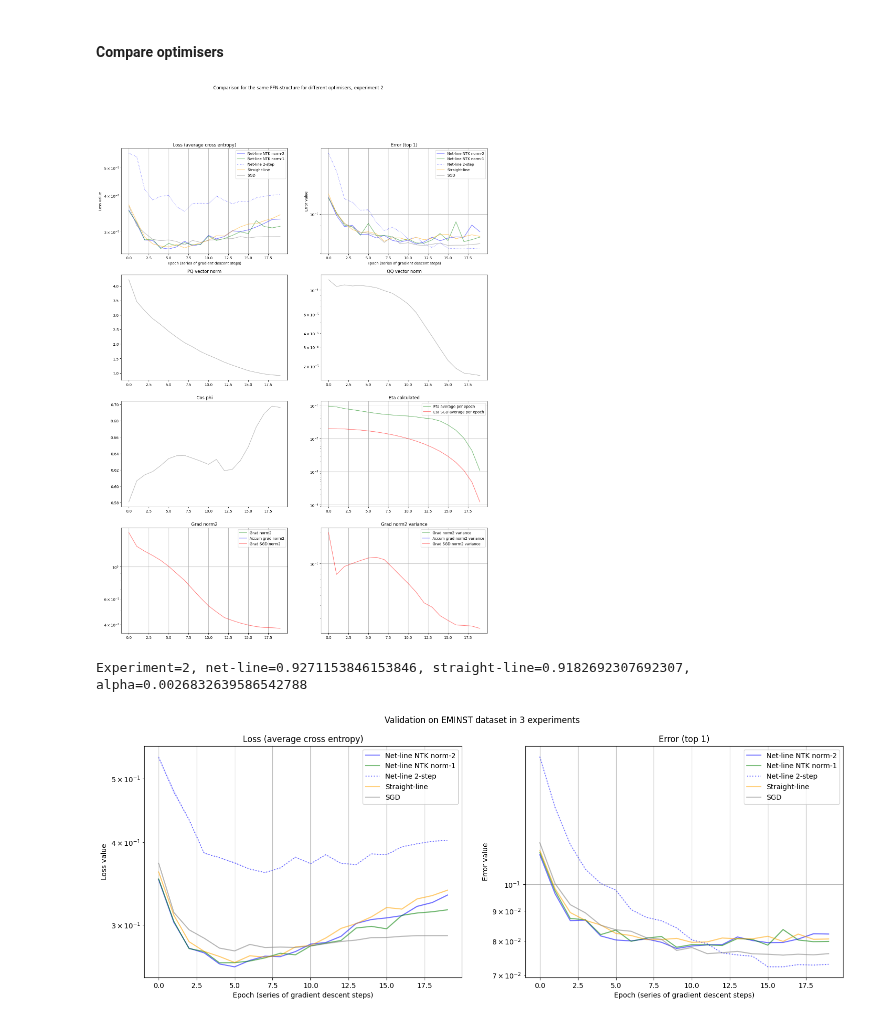
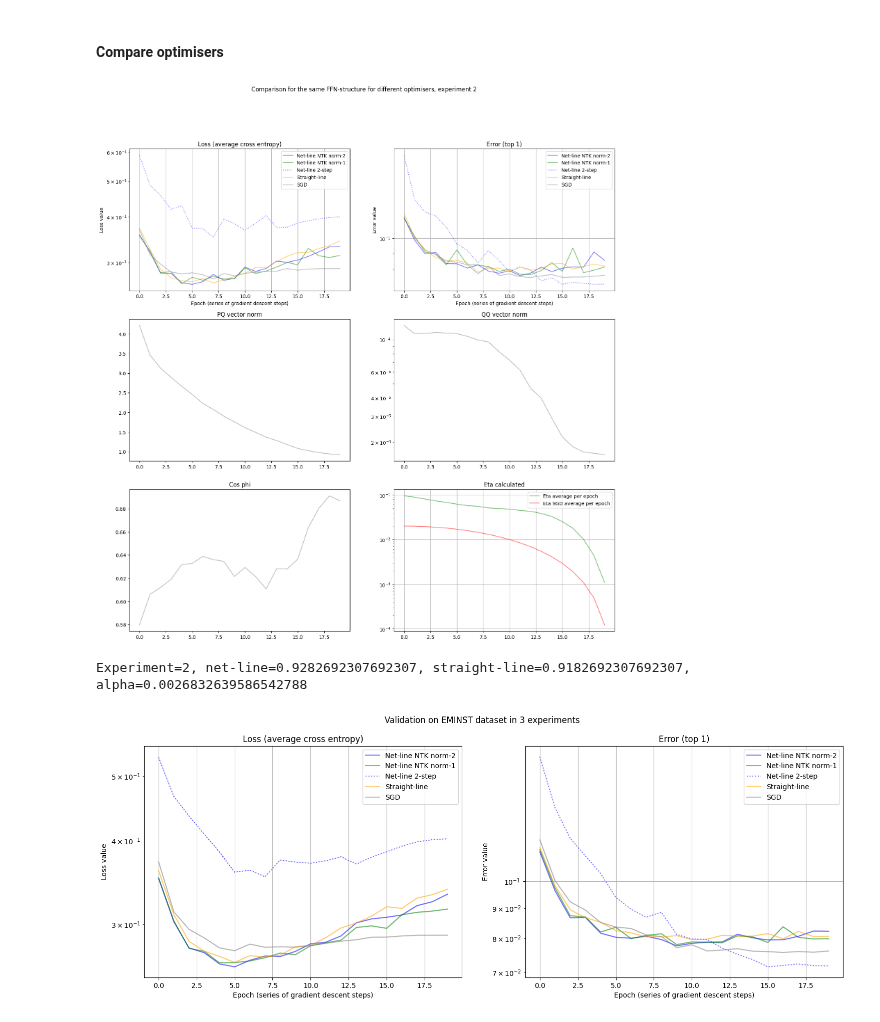
Before and after one commit to vkmbox/adaptive_stepsize, a Jupyter notebook: comparison_eminst_ffn.ipynb, the cells around one changed output. Cells and saved outputs as stored; diff of their text form; code cells hidden in the pictures.

```diff
--- a/comparison_eminst_ffn.ipynb
+++ b/comparison_eminst_ffn.ipynb
@@ -41,6 +41,8 @@ slope_plus, slope_minus=1.0, 0.1
 EXPERIMENTS = 3
 EPOCHS_PER_EXPERIMENT = 20
 DATASET_PATH = "./datasets"
+
+CALC_GRAD_NORM = False
 # %% [markdown]
 #### Manual seed
 # %%
@@ -112,7 +114,7 @@ def experiment_comparison(data, var, low, high, title="Comparison"):
     MEAN_NETNTK1 = data[low:high,4]
 
     display.clear_output()
-    fig, axes = plt.subplots(4, 2, figsize=(18, 24))
+    fig, axes = plt.subplots(4, 2, figsize=(18, 24)) if CALC_GRAD_NORM else plt.subplots(3, 2, figsize=(18, 18))
     #fig, axes = plt.subplots(1, 2, figsize=(18, 6))
     axes[0,0].set_title('Loss (average cross entropy)')
     axes[0,0].plot(MEAN_NETNTK2[:,1], color='b',alpha=.5, label='Net-line NTK norm-2')
@@ -153,21 +155,22 @@ def experiment_comparison(data, var, low, high, title="Comparison"):
     axes[2,1].grid()
     axes[2,1].legend()
 
-    axes[3,0].set_title('Grad norm2')
-    axes[3,0].set_yscale("log")
-    axes[3,0].plot(MEAN_NETSTEP[:,11], color='green',alpha=.5, label='Grad norm2')
-    axes[3,0].plot(MEAN_NETSTEP[:,13], color='blue',alpha=.5, label='Accum grad norm2')
-    axes[3,0].plot(MEAN_SGD[:,11], color='red',alpha=.5, label='Grad SGD norm2')
-    axes[3,0].grid()
-    axes[3,0].legend()
+    if CALC_GRAD_NORM:
+        axes[3,0].set_title('Grad norm2')
+        axes[3,0].set_yscale("log")
+        axes[3,0].plot(MEAN_NETSTEP[:,11], color='green',alpha=.5, label='Grad norm2')
+        axes[3,0].plot(MEAN_NETSTEP[:,13], color='blue',alpha=.5, label='Accum grad norm2')
+        axes[3,0].plot(MEAN_SGD[:,11], color='red',alpha=.5, label='Grad SGD norm2')
+        axes[3,0].grid()
+        axes[3,0].legend()
 
-    axes[3,1].set_title('Grad norm2 variance')
-    axes[3,1].set_yscale("log")
-    axes[3,1].plot(MEAN_NETSTEP[:,12], color='green',alpha=.5, label='Grad norm2 variance')
-    axes[3,1].plot(MEAN_NETSTEP[:,14], color='blue',alpha=.5, label='Accum grad norm2 variance')
-    axes[3,1].plot(MEAN_SGD[:,12], color='red',alpha=.5, label='Grad SGD norm2 variance')
-    axes[3,1].grid()
-    axes[3,1].legend()
+        axes[3,1].set_title('Grad norm2 variance')
+        axes[3,1].set_yscale("log")
+        axes[3,1].plot(MEAN_NETSTEP[:,12], color='green',alpha=.5, label='Grad norm2 variance')
+        axes[3,1].plot(MEAN_NETSTEP[:,14], color='blue',alpha=.5, label='Accum grad norm2 variance')
+        axes[3,1].plot(MEAN_SGD[:,12], color='red',alpha=.5, label='Grad SGD norm2 variance')
+        axes[3,1].grid()
+        axes[3,1].legend()
 
     dummy=fig.suptitle(title)
     plt.show()
@@ -319,11 +322,12 @@ for experiment in range(EXPERIMENTS):
     #Net-line step
     snl_momentum = 0.9
     snl_eta1 = 0.00001
+    snl_foreach = False
 
     snl_net = copy.deepcopy(net_straightline)
     snl_net.set_slopes(slope_plus, slope_minus)
-    snl_opt = optim.SGD(snl_net.parameters(), lr=snl_eta1, momentum=snl_momentum, nesterov=False)
-    snl_sch = NetLineStepLR(snl_net, snl_opt, meta)
+    snl_opt = optim.SGD(snl_net.parameters(), lr=snl_eta1, momentum=snl_momentum, foreach=snl_foreach)
+    snl_sch = NetLineStepLR(snl_net, snl_opt, meta, foreach=snl_foreach)
     snl_sch.do_shorten_lr_for_momentum = True
     snl_sch.do_calc_grad_norm2 = False
 
@@ -359,8 +363,9 @@ for experiment in range(EXPERIMENTS):
             opt_sgd.step()
             # --calculate the gradient--
             sga_grad = 0.
-            for p in net_sgd.parameters():
-                sga_grad += ((p.grad)**2).sum().item()
+            if CALC_GRAD_NORM:
+                for param in net_sgd.parameters():
+                    sga_grad += ((param.grad)**2).sum().item()
             mt_grad_sga.update(math.sqrt(sga_grad))
             mt_grad_sga_sq.update(sga_grad)
 
@@ -408,35 +413,35 @@ for experiment in range(EXPERIMENTS):
         experimental_results[experiment, epoch, 0, 0] = acc0
         experimental_results[experiment, epoch, 0, 1] = loss0
 
         acc1, loss1 = test_loop(net_sgd)
         experimental_results[experiment, epoch, 1, 0] = acc1
         experimental_results[experiment, epoch, 1, 1] = loss1
         experimental_results[experiment, epoch, 1, 6] = schd_sgd.get_last_lr()[0]
         experimental_results[experiment, epoch, 1, 11] = mt_grad_sga.avg
         experimental_results[experiment, epoch, 1, 12] = mt_grad_sga_sq.avg - (mt_grad_sga.avg)**2
 
         acc2, loss2 = test_loop(net_linentk2)
         experimental_results[experiment, epoch, 2, 0] = acc2
         experimental_results[experiment, epoch, 2, 1] = loss2
 
         acc3, loss3 = test_loop(snl_net)
         experimental_results[experiment, epoch, 3, 0] = acc3
         experimental_results[experiment, epoch, 3, 1] = loss3
 
         acc4, loss4 = test_loop(net_linentk1)
         experimental_results[experiment, epoch, 4, 0] = acc4
         experimental_results[experiment, epoch, 4, 1] = loss4
 
         schd_sgd.step()
 
         title="Comparison for the same FFN-structure for different optimisers, experiment {}".format(experiment)
         experiment_comparison(experimental_results[experiment, 0:epoch+1], None, 0, 100, title=title)
 
         print("Experiment={}, net-line={}, straight-line={}, alpha={}"\
             .format(experiment, acc3, acc0, mt_alpha.avg))
 # %% [output]
-[figure, old version]
+[figure, new version]
-Experiment=2, net-line=0.9271153846153846, straight-line=0.9182692307692307, alpha=0.0026832639586542788
+Experiment=2, net-line=0.9282692307692307, straight-line=0.9182692307692307, alpha=0.0026832639586542788
 # %%
 experimental_mean = np.mean(experimental_results, axis=0)
 experimental_var = np.var(experimental_results, axis=0)
```
Also changed, not shown: parts of 1 cell of this notebook, 3 other files.
